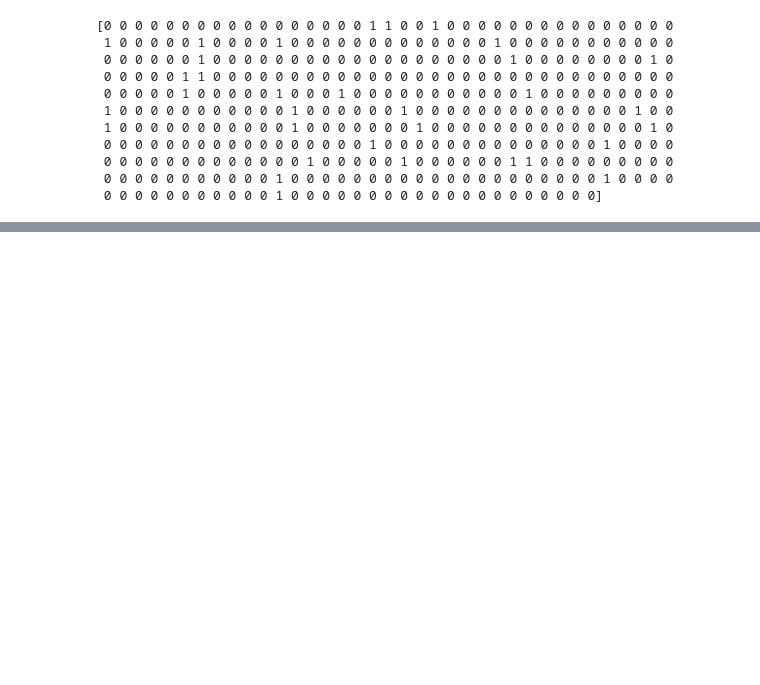
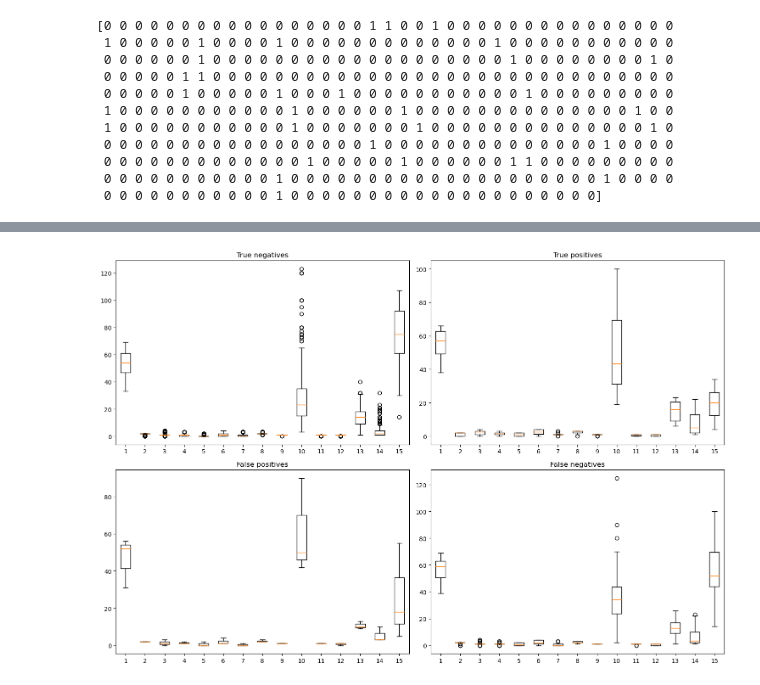
Before and after one commit to hetasks/loppuprojektiSyvaOppiminen, a Jupyter notebook: 3_model_diagnostics_and_predictions_2.ipynb, the cells around one changed output, grey strips where cells are left out. Cells and saved outputs as stored; diff of their text form; code cells hidden in the pictures; blank space fills up the shorter version.

```diff
--- a/3_model_diagnostics_and_predictions_2.ipynb
+++ b/3_model_diagnostics_and_predictions_2.ipynb
@@ -74,0 +161,35 @@ TypeError: cannot unpack non-iterable numpy.float64 object
+# %%
+preds_tn = {i: preds[i][0] for i, (gt, pred) in enumerate(zip(y_test_unseen, preds_labels)) if pred == 0 and gt == 0}
+preds_fp = {i: preds[i][0] for i, (gt, pred) in enumerate(zip(y_test_unseen, preds_labels)) if pred == 1 and gt == 0}
+preds_tp = {i: preds[i][0] for i, (gt, pred) in enumerate(zip(y_test_unseen, preds_labels)) if pred == 1 and gt == 1}
+preds_fn = {i: preds[i][0] for i, (gt, pred) in enumerate(zip(y_test_unseen, preds_labels)) if pred == 0 and gt == 1}
+# %%
+X_test_unseen_tn = X_test_unseen[list(preds_tn.keys())]
+X_test_unseen_tp = X_test_unseen[list(preds_tp.keys())]
+X_test_unseen_fn = X_test_unseen[list(preds_fn.keys())]
+X_test_unseen_fp = X_test_unseen[list(preds_fp.keys())]
+
+preds_tn_anchorwise = [X_test_unseen_tn.reshape(-1, X_test_unseen_tn.shape[-1])[:,i] for i in range(X_test_unseen_tn.shape[-1])]
+preds_tp_anchorwise = [X_test_unseen_tp.reshape(-1, X_test_unseen_tp.shape[-1])[:,i] for i in range(X_test_unseen_tp.shape[-1])]
+preds_fn_anchorwise = [X_test_unseen_fn.reshape(-1, X_test_unseen_fp.shape[-1])[:,i] for i in range(X_test_unseen_fn.shape[-1])]
+preds_fp_anchorwise = [X_test_unseen_fp.reshape(-1, X_test_unseen_fn.shape[-1])[:,i] for i in range(X_test_unseen_fp.shape[-1])]
+# %%
+fig = plt.figure(figsize=(15, 10))
+ax1 = fig.add_subplot(2,2,1)
+ax1.boxplot(preds_tn_anchorwise);
+ax1.set_title('True negatives');
+
+ax2 = fig.add_subplot(2,2,2)
+ax2.boxplot(preds_tp_anchorwise);
+ax2.set_title('True positives');
+
+ax3 = fig.add_subplot(2,2,3)
+ax3.boxplot(preds_fp_anchorwise);
+ax3.set_title('False positives');
+
+ax4 = fig.add_subplot(2,2,4)
+ax4.boxplot(preds_fn_anchorwise);
+ax4.set_title('False negatives');
+fig.tight_layout()
+# %% [output]
+[figure, added]
```
Also changed, not shown: parts of 18 cells of this notebook.
